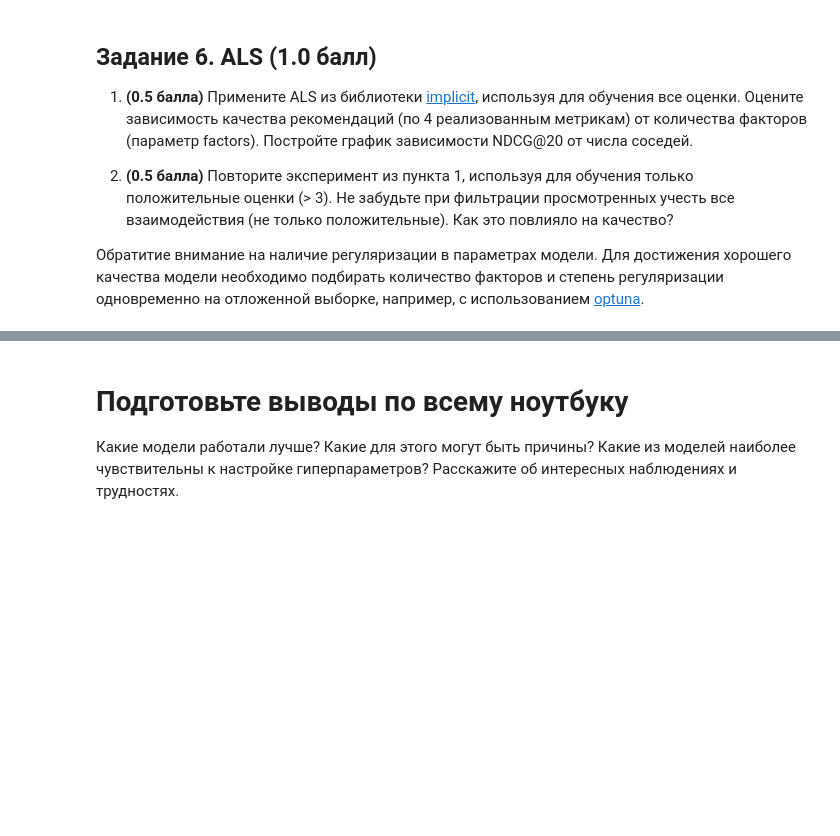
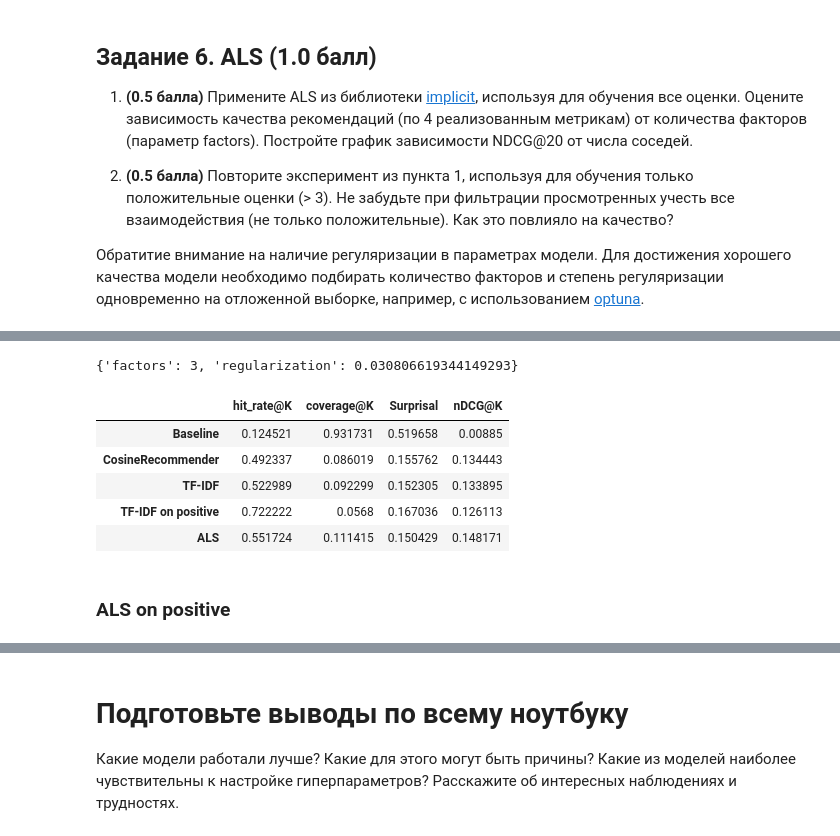
Before and after one commit to DlMarsh/RecSys-Homework, a Jupyter notebook: homeworks/hw_01/rs_hw01.ipynb, the cells around one changed output, grey strips where cells are left out. Saved outputs shown, nothing was run; the diff lists cells and outputs as text; code cells hidden in the pictures; blank space fills up the shorter version.

```diff
--- a/homeworks/hw_01/rs_hw01.ipynb
+++ b/homeworks/hw_01/rs_hw01.ipynb
@@ -809,25 +850,36 @@ user_item_matrix = csr_matrix((train_positive['relevance'], (user_ids, item_ids)
-# %%
-user_mapping = dict(zip(user_cat.cat.categories, range(len(user_cat.cat.categories))))
-item_mapping = dict(enumerate(item_cat.cat.categories))
+# %%
+study.best_params
+# %% [output]
+{'factors': 3, 'regularization': 0.030806619344149293}
 # %%
-factors = np.arange(1, 500, 100)
-metrics = {'hitrate@K': [], 'coverage@K': [], 'Surprisal': [], 'nDCG@K': []}
+factors, regularization = study.best_params['factors'], study.best_params['regularization']
+metrics = {'hit_rate@K': [], 'coverage@K': [], 'Surprisal': [], 'nDCG@K': []}
+model = AlternatingLeastSquares(factors=factors, regularization=regularization)
+model.fit(user_item_matrix)
+recommendations = []
+for user in tqdm(val_users):
+    user_idx = user_mapping[user]
+    recs = model.recommend(user_idx, user_item_matrix[user_idx], N=20, filter_already_liked_items=True)
 
-for factor in factors:
-    model = AlternatingLeastSquares(factors=factor)
-    model.fit(user_item_matrix)
-
-    recommendations = []
-    for user in tqdm(val_users):
-        user_idx = user_mapping.get(user)
-        user_interactions = train[train['user_id'] == user]
-        seen_items = set(user_interactions['item_id'].map(item_mapping).values)
-
-        recs = model.recommend(user_idx, user_item_matrix, N=20, filter_items=seen_items)
-        for item_idx, relevance in zip(recs[0], recs[1]):
-            recommendations.append((user, item_mapping[item_idx], relevance))
-
-    recommendations_df = pd.DataFrame(recommendations, columns=['user_id', 'item_id', 'relevance'])
-    metric_results = measure(recommendations_df, val, 'ALS_filtered', cov_items=train['item_id'].drop_duplicates())
-    for i, key in enumerate(metrics.keys()):
-        metrics[key].append(np.array(metric_results)[0][i])
+    for item_idx, relevance in zip(recs[0], recs[1]):
+        recommendations.append((user, item_mapping[item_idx], relevance))
+recommendations = pd.DataFrame(recommendations, columns=['user_id', 'item_id', 'relevance'])
+metrics_res = measure(recommendations, val, train, 20, 'ALS')
+for i, key in enumerate(metrics.keys()):
+    metrics[key].append(np.array(metrics_res)[0][i])
+# %%
+ALS_metrics = {'hit_rate@K' : metrics['hit_rate@K'][0],
+               'coverage@K' : metrics['coverage@K'][0],
+               'Surprisal' : metrics['Surprisal'][0],
+               'nDCG@K' : metrics['nDCG@K'][0]}
+rec_data.loc["ALS"] = ALS_metrics
+rec_data
+# %% [output]
+|  | hit_rate@K | coverage@K | Surprisal | nDCG@K |
+| Baseline | 0.124521 | 0.931731 | 0.519658 | 0.00885 |
+| CosineRecommender | 0.492337 | 0.086019 | 0.155762 | 0.134443 |
+| TF-IDF | 0.522989 | 0.092299 | 0.152305 | 0.133895 |
+| TF-IDF on positive | 0.722222 | 0.0568 | 0.167036 | 0.126113 |
+| ALS | 0.551724 | 0.111415 | 0.150429 | 0.148171 |
+# %% [markdown]
+### ALS on positive
```
Also changed, not shown: parts of 37 cells of this notebook.
